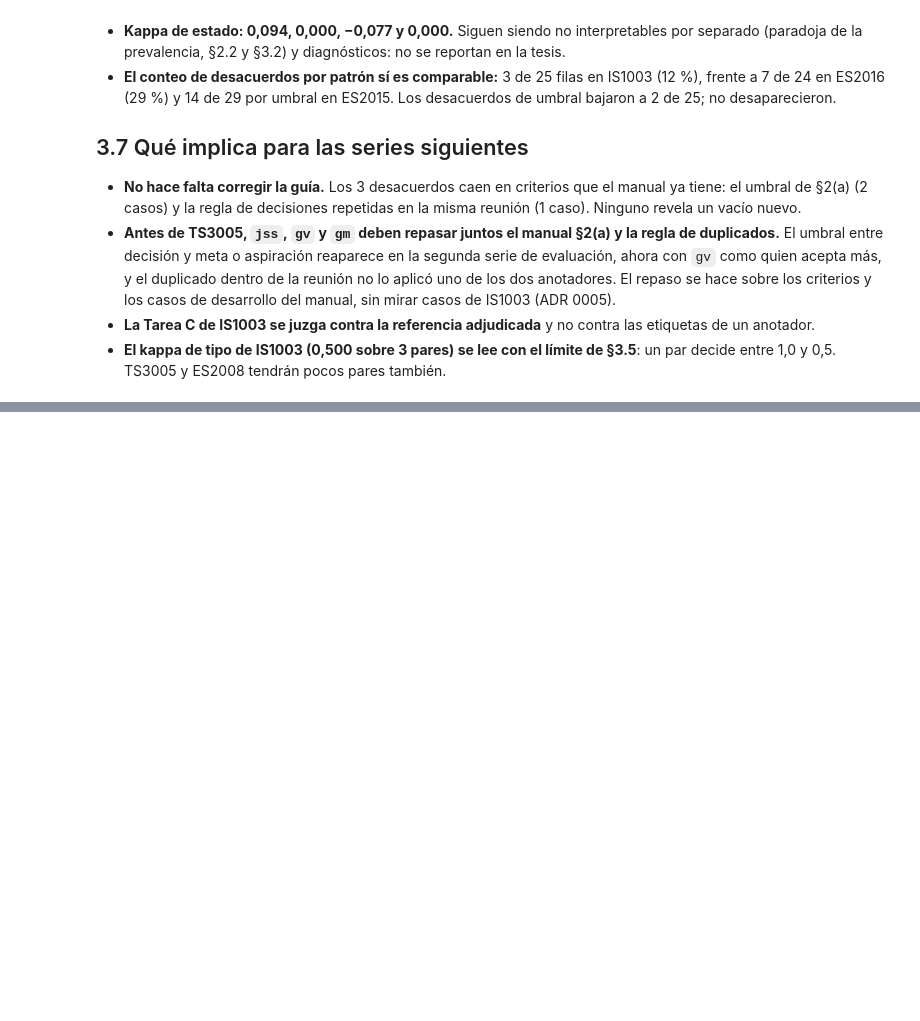
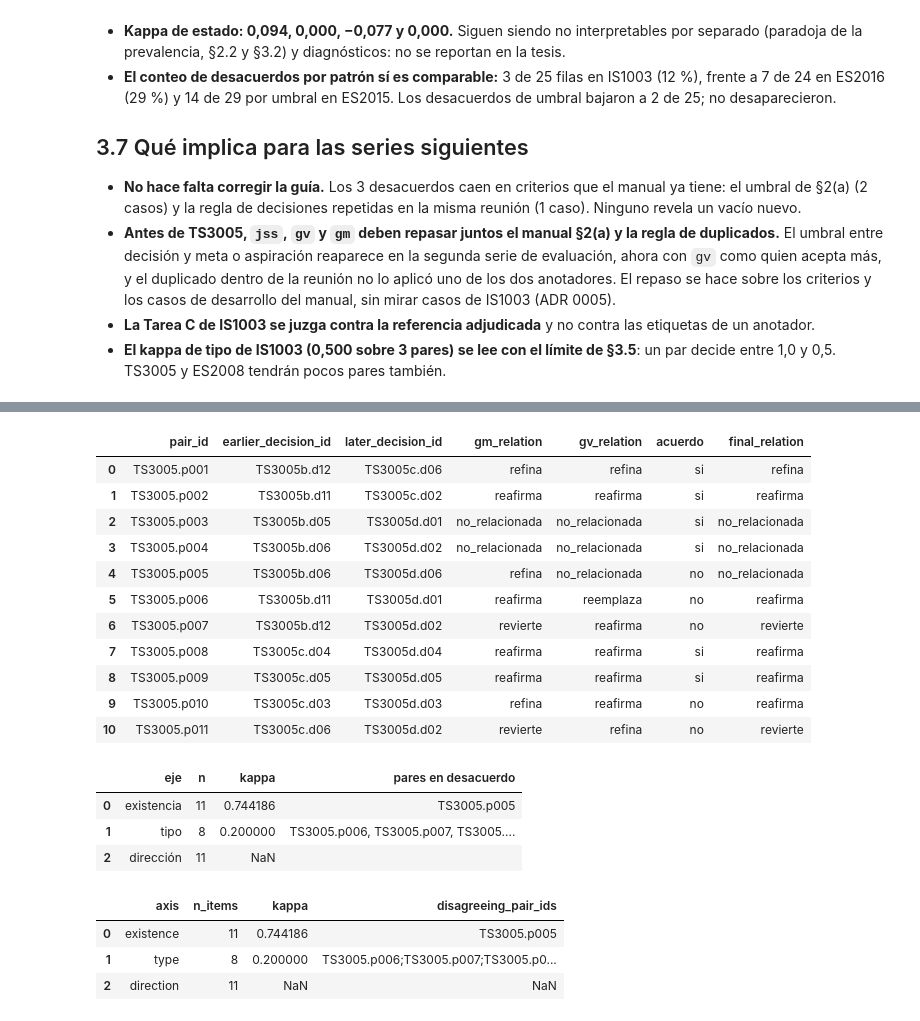
Before and after one commit to jasonssdev/mcd-afg, a Jupyter notebook: notebooks/18-jss-anotacion-f2-adjudicacion.ipynb, the cells around one changed output, grey strips where cells are left out. Cells and saved outputs as stored; diff of their text form; code cells hidden in the pictures; blank space fills up the shorter version.

```diff
--- a/notebooks/18-jss-anotacion-f2-adjudicacion.ipynb
+++ b/notebooks/18-jss-anotacion-f2-adjudicacion.ipynb
@@ -1052,0 +1168,77 @@ Las funciones que calculan cada cifra están en
+# %%
+ts_pairs = safe_table(
+    adjudicated_pairs(SERIES_TS, paths=PATHS),
+    [
+        "pair_id",
+        "earlier_decision_id",
+        "later_decision_id",
+        f"{a}_relation",
+        f"{b}_relation",
+        "acuerdo",
+        "final_relation",
+    ],
+)
+display(ts_pairs)
+
+ts_csvs = annotator_csvs(PATHS.relations_dir, SERIES_TS, "candidates")
+ts_result = compute_series_agreement(ts_csvs)
+ts_kappa_table = pd.DataFrame(
+    [
+        (
+            "existencia",
+            ts_result.n_items,
+            ts_result.existence_kappa,
+            ts_result.existence_disagreements,
+        ),
+        ("tipo", ts_result.n_type_items, ts_result.type_kappa, ts_result.type_disagreements),
+        (
+            "dirección",
+            ts_result.n_items,
+            ts_result.direction_kappa,
+            ts_result.direction_disagreements,
+        ),
+    ],
+    columns=["eje", "n", "kappa", "pares en desacuerdo"],
+)
+ts_kappa_table["pares en desacuerdo"] = ts_kappa_table["pares en desacuerdo"].map(", ".join)
+display(ts_kappa_table)
+
+# Cross-check against the table already committed by `afg gold agreement`.
+ts_committed = pd.read_csv(PROJECT_ROOT / "reports" / "tables" / f"{SERIES_TS}.agreement.csv")
+display(ts_committed[["axis", "n_items", "kappa", "disagreeing_pair_ids"]])
+
+ts_profiles = pd.DataFrame(
+    [
+        {
+            "eje": p.axis,
+            "n": p.n_items,
+            "acuerdo crudo": p.percent_agreement,
+            "categorías usadas (gm)": ", ".join(p.labels_a),
+            "categorías usadas (gv)": ", ".join(p.labels_b),
+            "kappa definido": p.kappa_defined,
+        }
+        for p in series_axis_profiles(ts_csvs)
+    ]
+)
+display(ts_profiles)
+# %% [output]
+|  | pair_id | earlier_decision_id | later_decision_id | gm_relation | gv_relation | acuerdo | final_relation |
+| 0 | TS3005.p001 | TS3005b.d12 | TS3005c.d06 | refina | refina | si | refina |
+| 1 | TS3005.p002 | TS3005b.d11 | TS3005c.d02 | reafirma | reafirma | si | reafirma |
+| 2 | TS3005.p003 | TS3005b.d05 | TS3005d.d01 | no_relacionada | no_relacionada | si | no_relacionada |
+| 3 | TS3005.p004 | TS3005b.d06 | TS3005d.d02 | no_relacionada | no_relacionada | si | no_relacionada |
+| 4 | TS3005.p005 | TS3005b.d06 | TS3005d.d06 | refina | no_relacionada | no | no_relacionada |
+| 5 | TS3005.p006 | TS3005b.d11 | TS3005d.d01 | reafirma | reemplaza | no | reafirma |
+| 6 | TS3005.p007 | TS3005b.d12 | TS3005d.d02 | revierte | reafirma | no | revierte |
+| 7 | TS3005.p008 | TS3005c.d04 | TS3005d.d04 | reafirma | reafirma | si | reafirma |
+| 8 | TS3005.p009 | TS3005c.d05 | TS3005d.d05 | reafirma | reafirma | si | reafirma |
+| 9 | TS3005.p010 | TS3005c.d03 | TS3005d.d03 | refina | reafirma | no | reafirma |
+| 10 | TS3005.p011 | TS3005c.d06 | TS3005d.d02 | revierte | refina | no | revierte |
+|  | eje | n | kappa | pares en desacuerdo |
+| 0 | existencia | 11 | 0.744186 | TS3005.p005 |
+| 1 | tipo | 8 | 0.200000 | TS3005.p006, TS3005.p007, TS3005.... |
+| 2 | dirección | 11 | NaN |  |
+|  | axis | n_items | kappa | disagreeing_pair_ids |
+| 0 | existence | 11 | 0.744186 | TS3005.p005 |
+| 1 | type | 8 | 0.200000 | TS3005.p006;TS3005.p007;TS3005.p0... |
+| 2 | direction | 11 | NaN | NaN |
```
Also changed, not shown: parts of 33 cells of this notebook, 7 other files.
